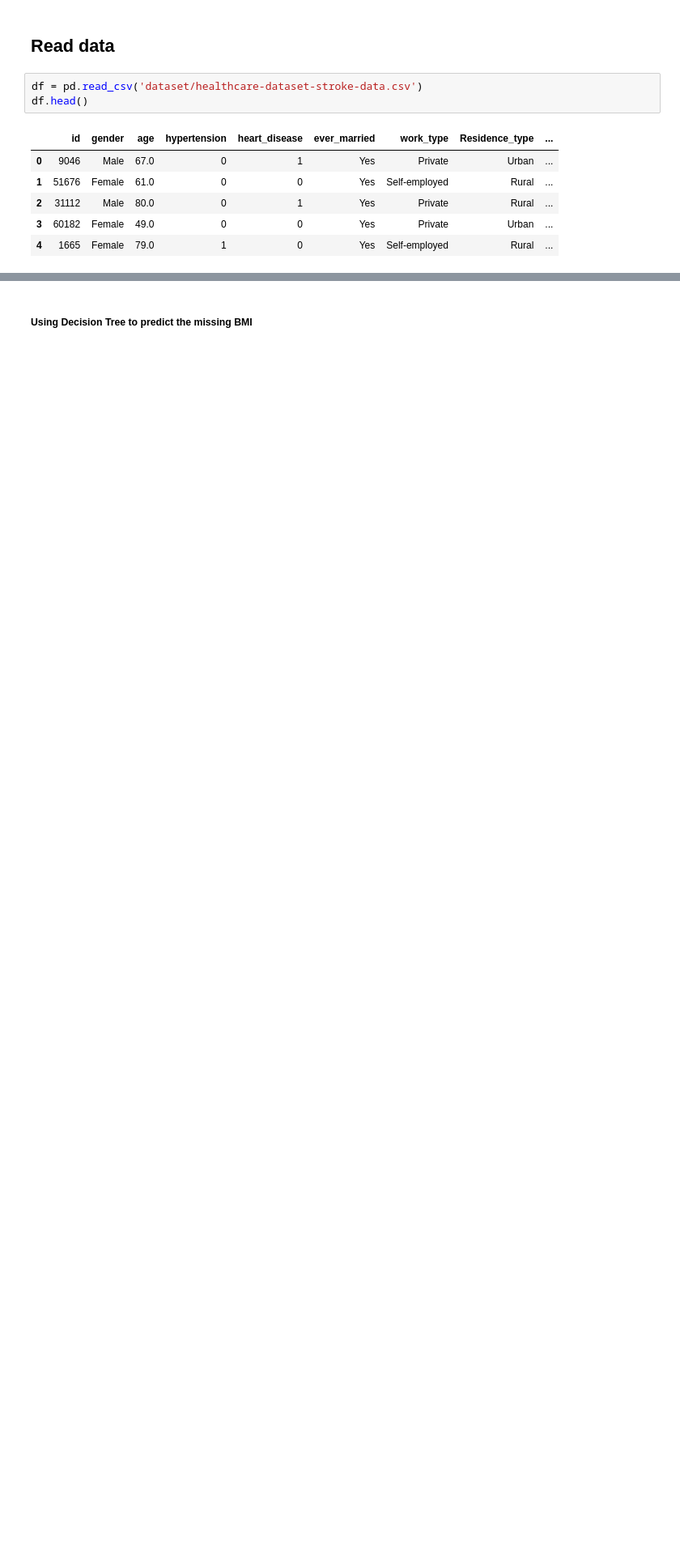
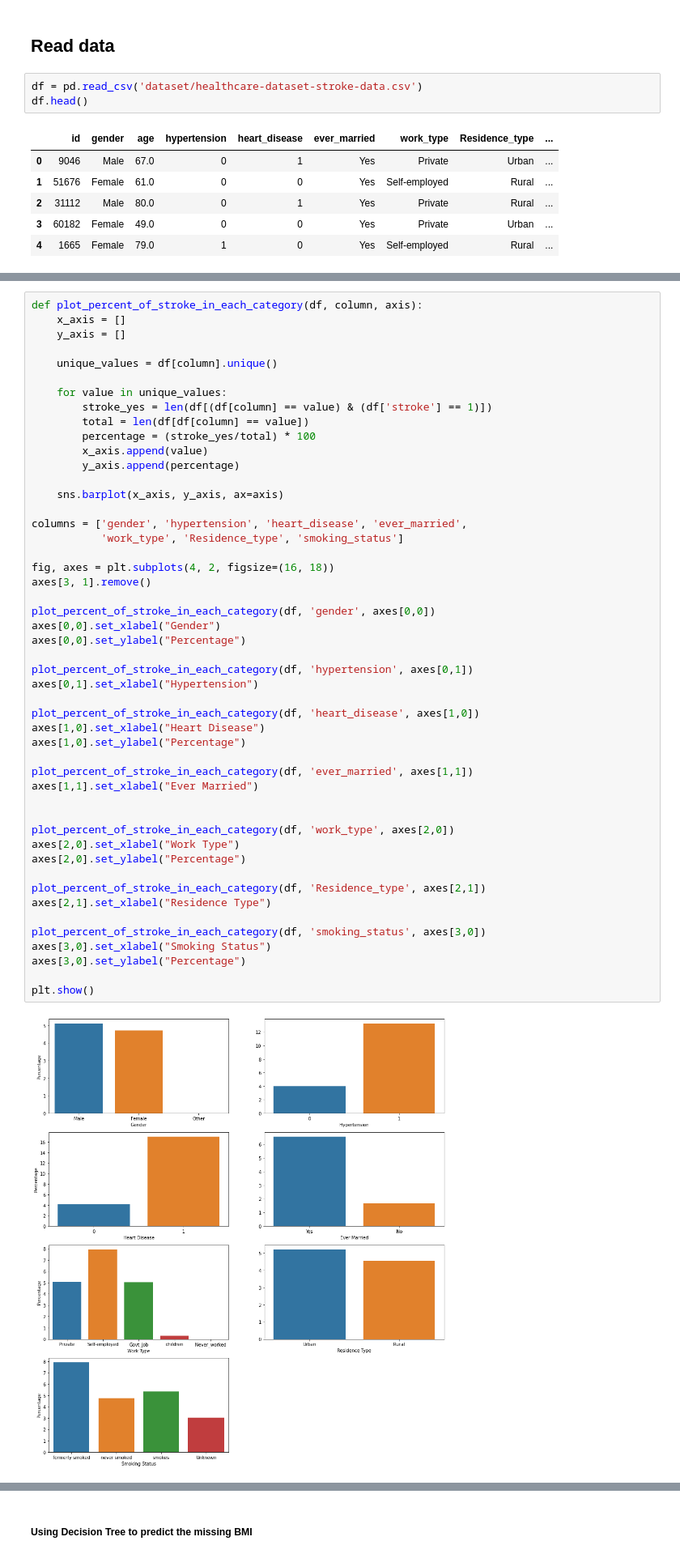
Before and after one commit to DiniduRathnayaka/ML_Assigment2_IT19173146_IT19128078_IT19196534_IT19117492, a Jupyter notebook: Stroke_Prediction_Supervised_Learning.ipynb, the cells around one changed output, grey strips where cells are left out. Shown: that part at 81% size. Saved outputs shown, nothing was run; the diff lists cells and outputs as text; blank space fills up the shorter version.

```diff
--- a/Stroke_Prediction_Supervised_Learning.ipynb
+++ b/Stroke_Prediction_Supervised_Learning.ipynb
@@ -18,0 +32,51 @@ df.head()
+# %%
+def plot_percent_of_stroke_in_each_category(df, column, axis):
+    x_axis = []
+    y_axis = []
+
+    unique_values = df[column].unique()
+
+    for value in unique_values:
+        stroke_yes = len(df[(df[column] == value) & (df['stroke'] == 1)])
+        total = len(df[df[column] == value])
+        percentage = (stroke_yes/total) * 100
+        x_axis.append(value)
+        y_axis.append(percentage)
+
+    sns.barplot(x_axis, y_axis, ax=axis)
+
+columns = ['gender', 'hypertension', 'heart_disease', 'ever_married',
+           'work_type', 'Residence_type', 'smoking_status']
+
+fig, axes = plt.subplots(4, 2, figsize=(16, 18))
+axes[3, 1].remove()
+
+plot_percent_of_stroke_in_each_category(df, 'gender', axes[0,0])
+axes[0,0].set_xlabel("Gender")
+axes[0,0].set_ylabel("Percentage")
+
+plot_percent_of_stroke_in_each_category(df, 'hypertension', axes[0,1])
+axes[0,1].set_xlabel("Hypertension")
+
+plot_percent_of_stroke_in_each_category(df, 'heart_disease', axes[1,0])
+axes[1,0].set_xlabel("Heart Disease")
+axes[1,0].set_ylabel("Percentage")
+
+plot_percent_of_stroke_in_each_category(df, 'ever_married', axes[1,1])
+axes[1,1].set_xlabel("Ever Married")
+
+
+plot_percent_of_stroke_in_each_category(df, 'work_type', axes[2,0])
+axes[2,0].set_xlabel("Work Type")
+axes[2,0].set_ylabel("Percentage")
+
+plot_percent_of_stroke_in_each_category(df, 'Residence_type', axes[2,1])
+axes[2,1].set_xlabel("Residence Type")
+
+plot_percent_of_stroke_in_each_category(df, 'smoking_status', axes[3,0])
+axes[3,0].set_xlabel("Smoking Status")
+axes[3,0].set_ylabel("Percentage")
+
+plt.show()
+# %% [output]
+[figure, added]
```
Also changed, not shown: parts of 24 cells of this notebook.
